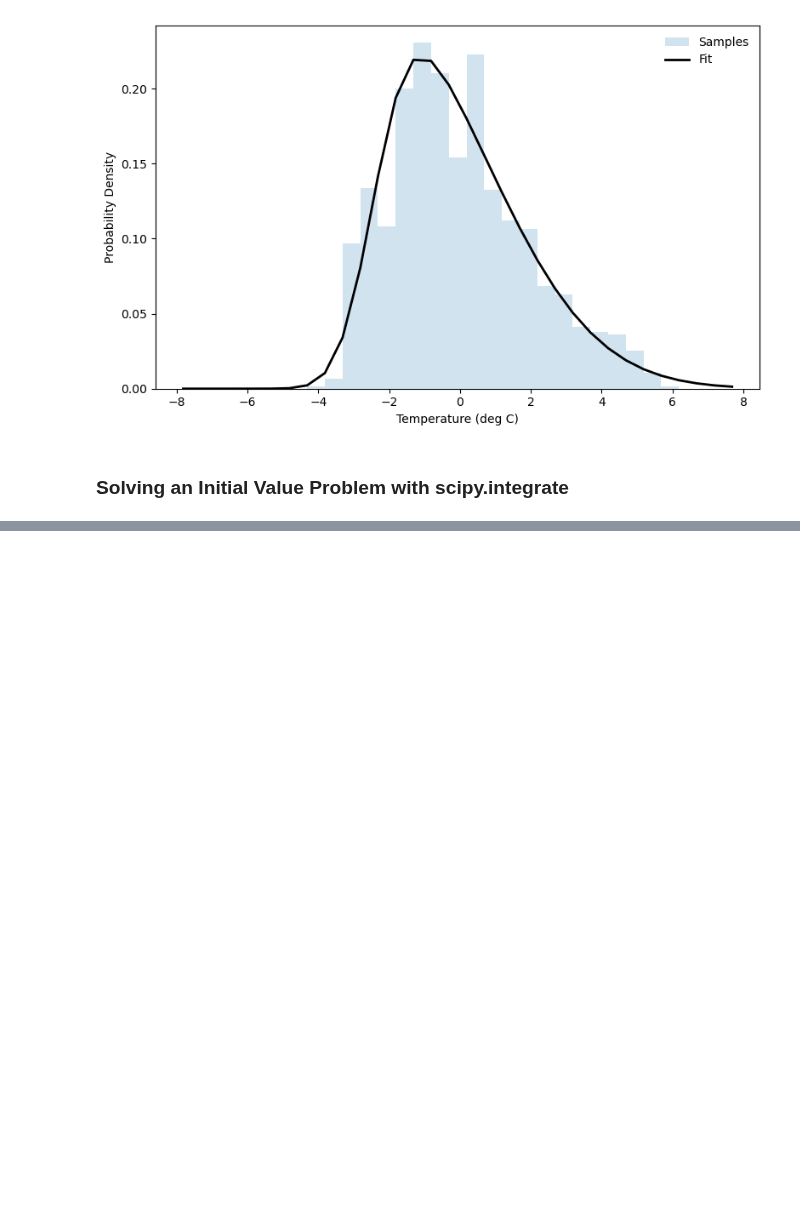
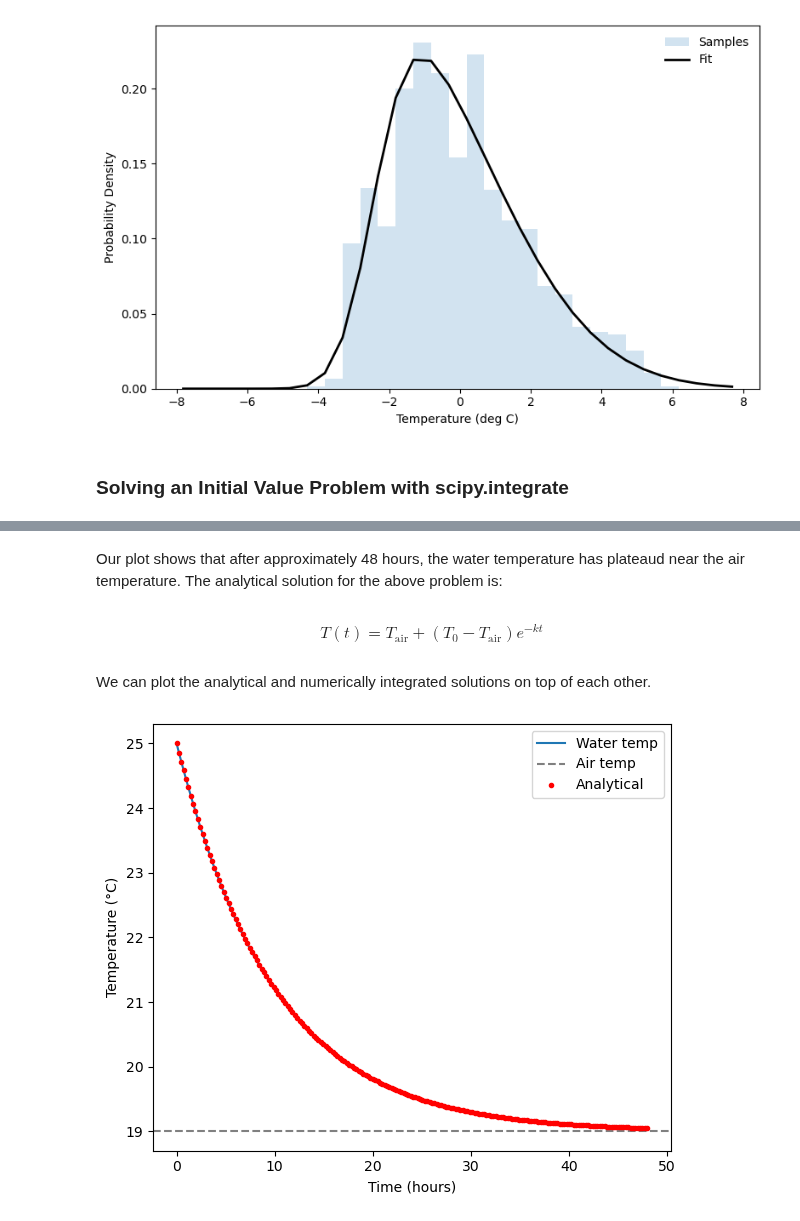
Before and after one commit to eldavenport/SIO-PythonEarthScience, a Jupyter notebook: docs/in_workshop/python_earth_science/scipy.ipynb, the cells around one changed output, grey strips where cells are left out. Cells and saved outputs as stored; diff of their text form; code cells hidden in the pictures; blank space fills up the shorter version.

```diff
--- a/docs/in_workshop/python_earth_science/scipy.ipynb
+++ b/docs/in_workshop/python_earth_science/scipy.ipynb
@@ -213,0 +222,21 @@ plt.tight_layout()
+# %% [markdown]
+Our plot shows that after approximately 48 hours, the water temperature has plateaud near the air temperature. The analytical solution for the above problem is:
+# %% [markdown]
+$$
+T(t) = T_{\text{air}} + \left(T_0 - T_{\text{air}}\right) e^{-k t}
+$$
+# %% [markdown]
+We can plot the analytical and numerically integrated solutions on top of each other.
+# %%
+T_analytical = T_air + (T0 - T_air) * np.exp(-k * t_eval)
+
+fig, axes = plt.subplots(figsize=(6, 5))
+axes.plot(sol.t, sol.y[0], label="Water temp")
+axes.axhline(T_air, color="gray", linestyle="--", label="Air temp")
+axes.plot(t_eval, T_analytical, 'r.', label="Analytical")
+axes.set_xlabel("Time (hours)")
+axes.set_ylabel("Temperature (°C)")
+axes.legend()
+plt.tight_layout()
+# %% [output]
+[figure, added]
```
Also changed, not shown: parts of 4 cells of this notebook.
